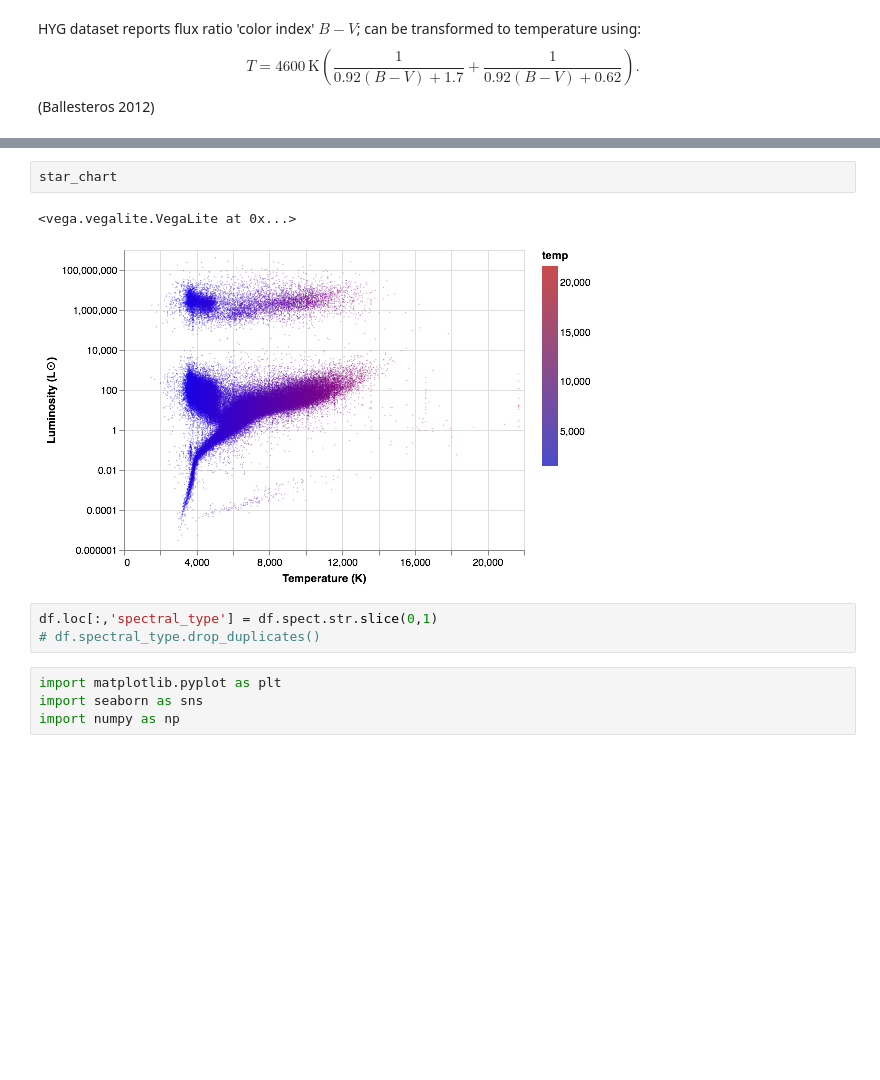
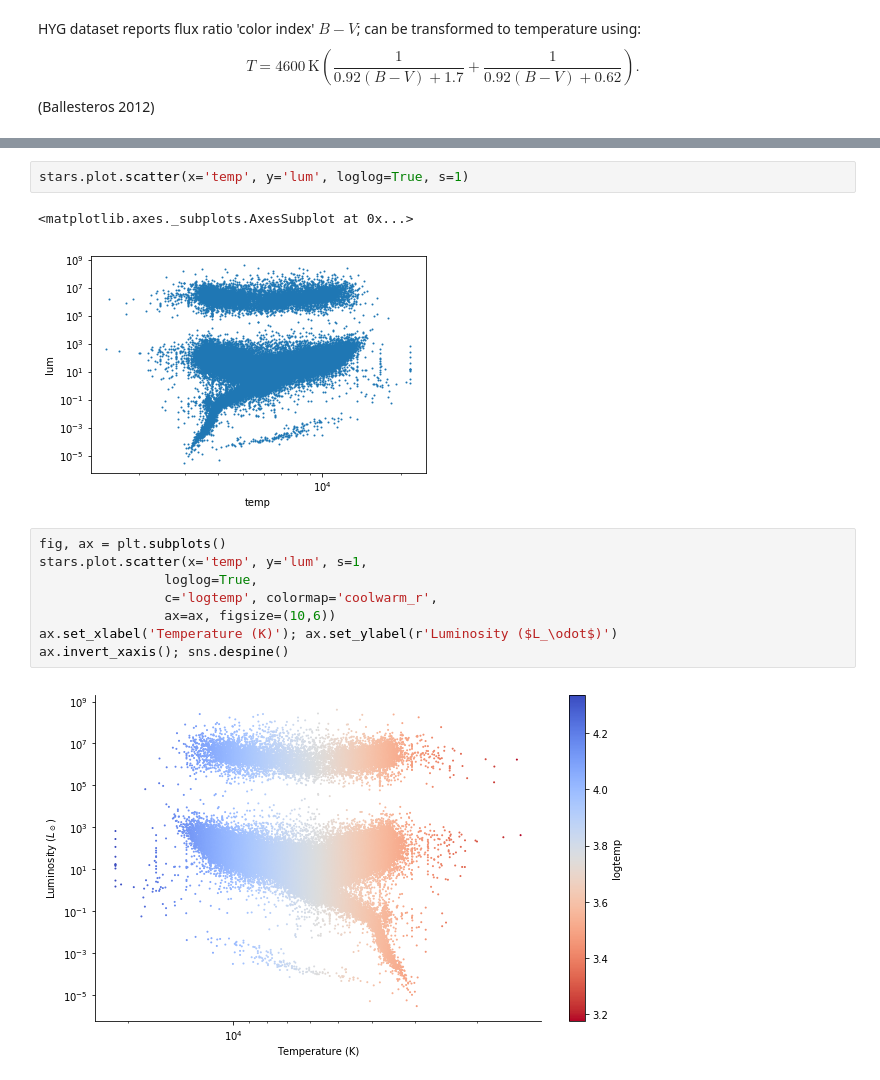
Before and after one commit to cassidymwagner/data_science_hr_diagram, a Jupyter notebook: Data Science in Astronomy with the Hertzsprung-Russell Diagram.ipynb, the cells around one changed output, grey strips where cells are left out. Cells and saved outputs as stored; diff of their text form; blank space fills up the shorter version.

```diff
--- a/Data Science in Astronomy with the Hertzsprung-Russell Diagram.ipynb
+++ b/Data Science in Astronomy with the Hertzsprung-Russell Diagram.ipynb
@@ -53,12 +56,15 @@ star_chart = alt.Chart(df).mark_circle(size=1).encode(
-# %%
-star_chart
-# %% [output]
-<vega.vegalite.VegaLite at 0x...>
-[figure, removed]
-# %%
-df.loc[:,'spectral_type'] = df.spect.str.slice(0,1)
-# df.spectral_type.drop_duplicates()
-# %%
-import matplotlib.pyplot as plt
-import seaborn as sns
-import numpy as np
+# %%
+stars.plot.scatter(x='temp', y='lum', loglog=True, s=1)
+# %% [output]
+<matplotlib.axes._subplots.AxesSubplot at 0x...>
+[figure, added]
+# %%
+fig, ax = plt.subplots()
+stars.plot.scatter(x='temp', y='lum', s=1,
+                loglog=True,
+                c='logtemp', colormap='coolwarm_r',
+                ax=ax, figsize=(10,6))
+ax.set_xlabel('Temperature (K)'); ax.set_ylabel(r'Luminosity ($L_\odot$)')
+ax.invert_xaxis(); sns.despine()
+# %% [output]
+[figure, added]
```
Also changed, not shown: parts of 12 cells of this notebook, 2 other files.
